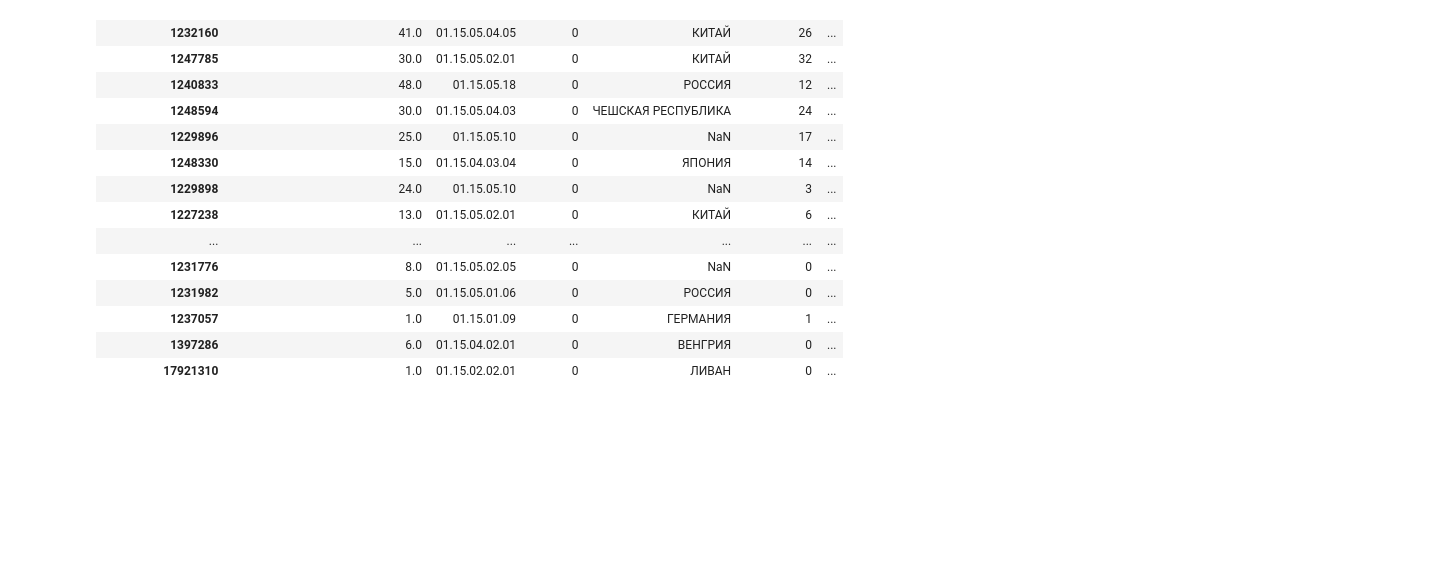
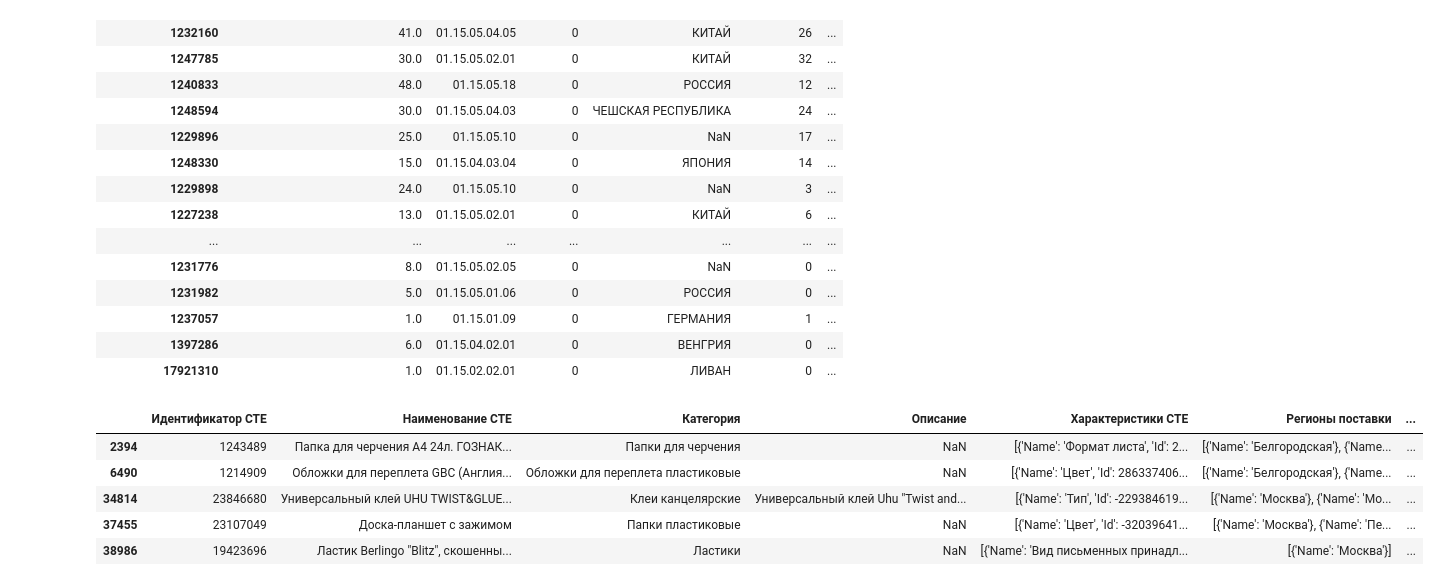
Before and after one commit to lissrbay/tender_hack, a Jupyter notebook: train_similars.ipynb, the cells around one changed output. Saved outputs shown, nothing was run; the diff lists cells and outputs as text; code cells hidden in the pictures; blank space fills up the shorter version.

```diff
--- a/train_similars.ipynb
+++ b/train_similars.ipynb
@@ -304,0 +324,9 @@ neighbors_tfidf, _ = similars(index, embeddings_tfidf_non_target.astype(np.float
+# %%
+predict(1243489)
+# %% [output]
+|  | Идентификатор СТЕ | Наименование СТЕ | Категория | Описание | Характеристики СТЕ | Регионы поставки | ... |
+| 2394 | 1243489 | Папка для черчения А4 24л. ГОЗНАК... | Папки для черчения | NaN | [{'Name': 'Формат листа', 'Id': 2... | [{'Name': 'Белгородская'}, {'Name... | ... |
+| 6490 | 1214909 | Обложки для переплета GBC (Англия... | Обложки для переплета пластиковые | NaN | [{'Name': 'Цвет', 'Id': 286337406... | [{'Name': 'Белгородская'}, {'Name... | ... |
+| 34814 | 23846680 | Универсальный клей UHU TWIST&GLUE... | Клеи канцелярские | Универсальный клей Uhu "Twist and... | [{'Name': 'Тип', 'Id': -229384619... | [{'Name': 'Москва'}, {'Name': 'Мо... | ... |
+| 37455 | 23107049 | Доска-планшет с зажимом | Папки пластиковые | NaN | [{'Name': 'Цвет', 'Id': -32039641... | [{'Name': 'Москва'}, {'Name': 'Пе... | ... |
+| 38986 | 19423696 | Ластик Berlingo "Blitz", скошенны... | Ластики | NaN | [{'Name': 'Вид письменных принадл... | [{'Name': 'Москва'}] | ... |
```
Also changed, not shown: parts of 8 cells of this notebook.
